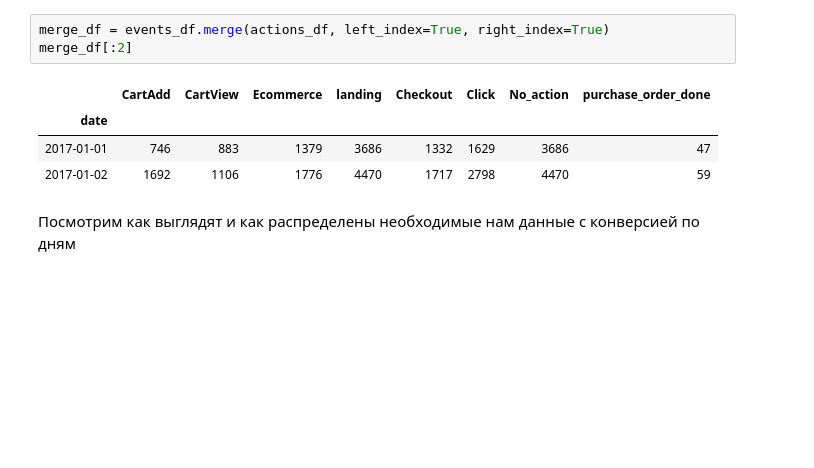
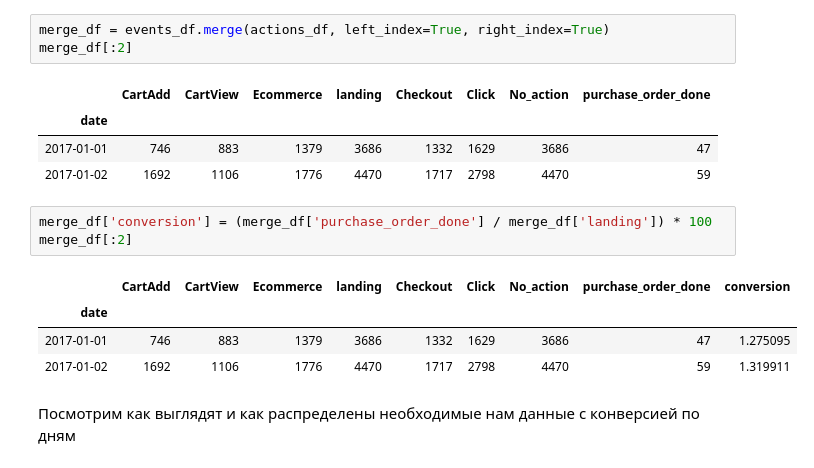
Before and after one commit to sofozzz/ab-test, a Jupyter notebook: ab-test.ipynb, the cells around one changed output. Saved outputs shown, nothing was run; the diff lists cells and outputs as text; blank space fills up the shorter version.

Commit message:
Daily conversion

```diff
--- a/ab-test.ipynb
+++ b/ab-test.ipynb
@@ -179,6 +179,14 @@ merge_df[:2]
 | date |  |  |  |  |  |  |  |  |
 | 2017-01-01 | 746 | 883 | 1379 | 3686 | 1332 | 1629 | 3686 | 47 |
 | 2017-01-02 | 1692 | 1106 | 1776 | 4470 | 1717 | 2798 | 4470 | 59 |
+# %%
+merge_df['conversion'] = (merge_df['purchase_order_done'] / merge_df['landing']) * 100
+merge_df[:2]
+# %% [output]
+|  | CartAdd | CartView | Ecommerce | landing | Checkout | Click | No_action | purchase_order_done | conversion |
+| date |  |  |  |  |  |  |  |  |  |
+| 2017-01-01 | 746 | 883 | 1379 | 3686 | 1332 | 1629 | 3686 | 47 | 1.275095 |
+| 2017-01-02 | 1692 | 1106 | 1776 | 4470 | 1717 | 2798 | 4470 | 59 | 1.319911 |
 # %% [markdown]
 Посмотрим как выглядят и как распределены необходимые нам данные с конверсией по дням
 # %%
```
Also changed, not shown: parts of 1 cell of this notebook.
